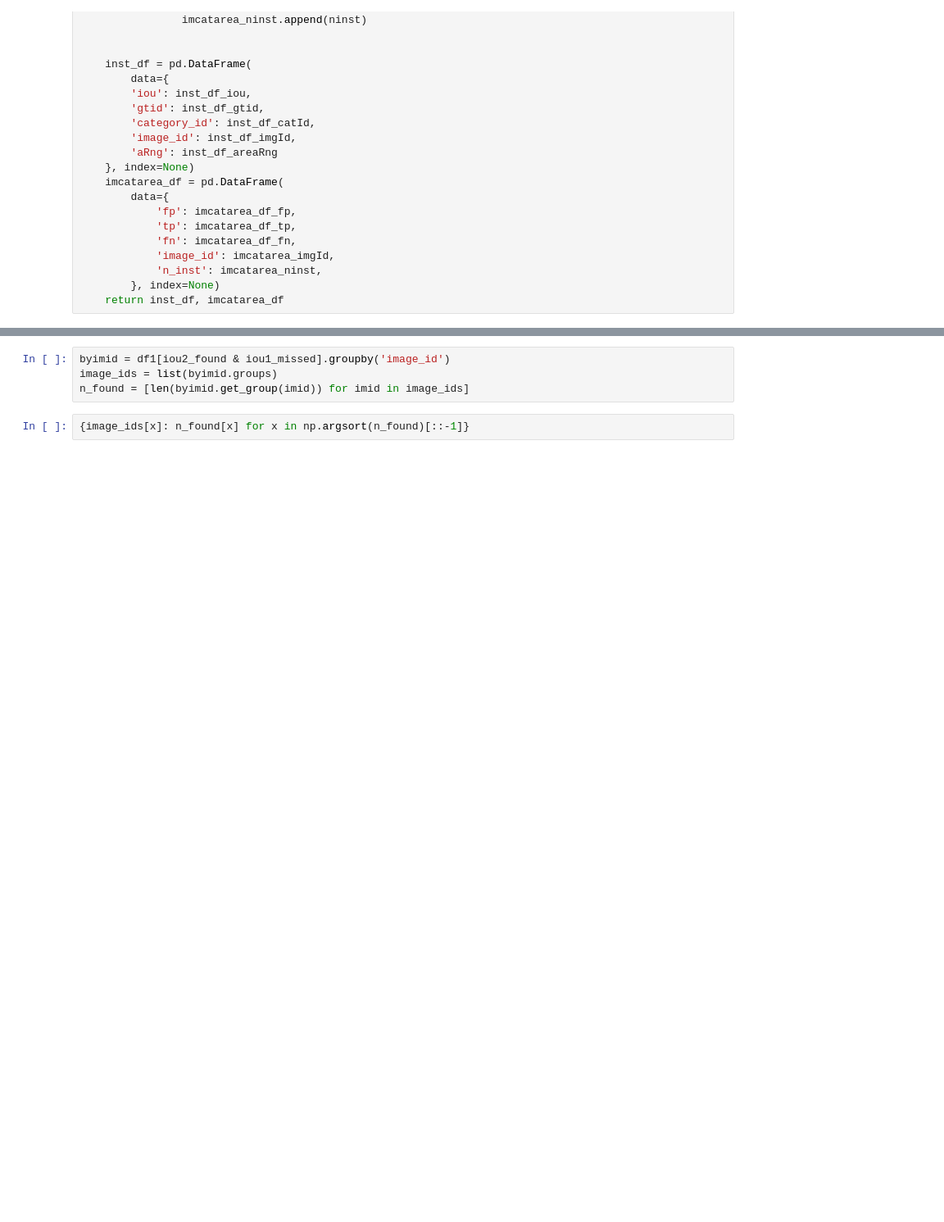
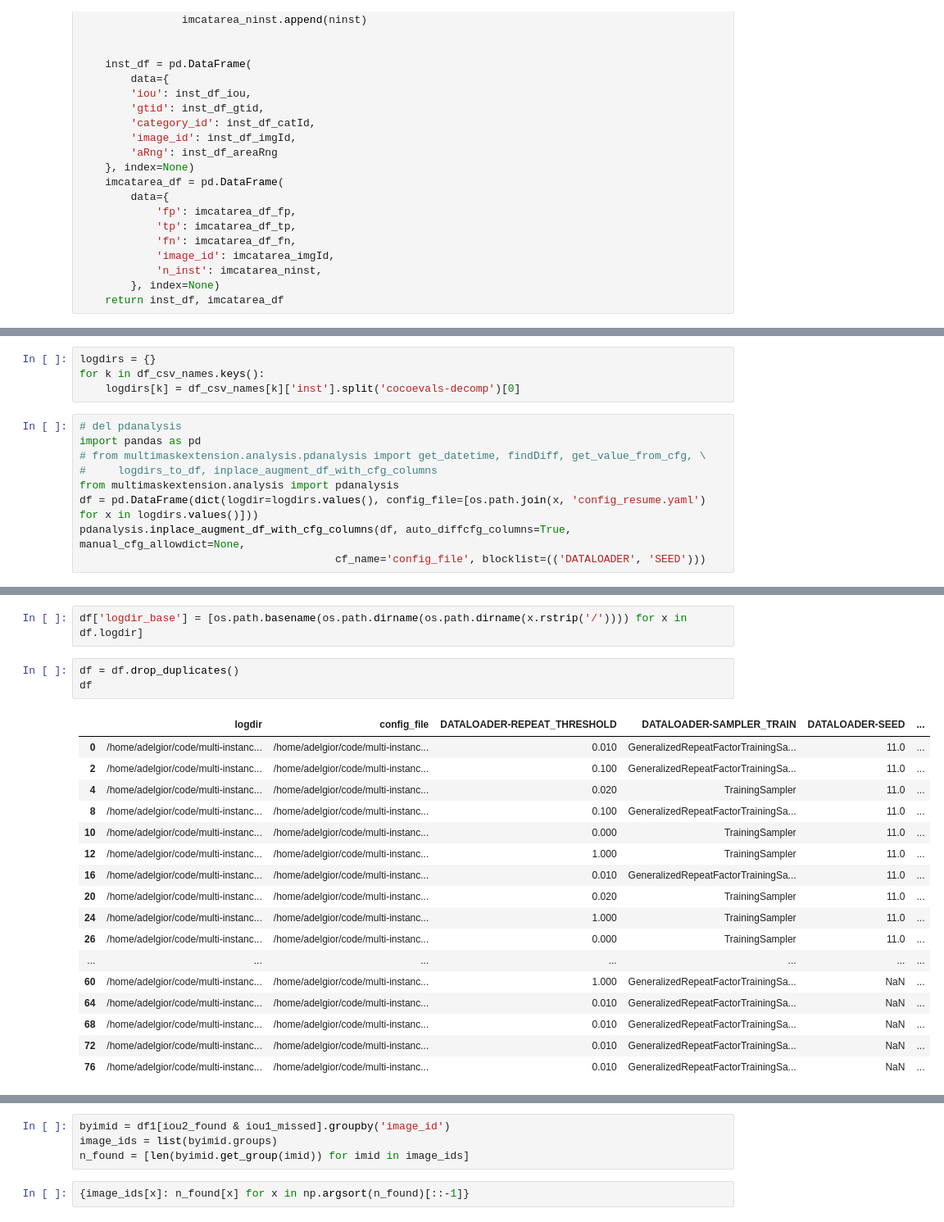
Before and after one commit to alliedel/multi-instance-mask-rcnn-extension, a Jupyter notebook: scripts/ipynb/instancewise-comparisons.ipynb, the cells around one changed output, grey strips where cells are left out. Shown at 82% size. Saved outputs shown, nothing was run; the diff lists cells and outputs as text; blank space fills up the shorter version.

```diff
--- a/scripts/ipynb/instancewise-comparisons.ipynb
+++ b/scripts/ipynb/instancewise-comparisons.ipynb
@@ -232,0 +265,13 @@ imcatarea_dfs[(('HEAD_TYPE-None', 16000), 'pred_masks-segm')]
+# %%
+logdirs = {}
+for k in df_csv_names.keys():
+    logdirs[k] = df_csv_names[k]['inst'].split('cocoevals-decomp')[0]
+# %%
+# del pdanalysis
+import pandas as pd
+# from multimaskextension.analysis.pdanalysis import get_datetime, findDiff, get_value_from_cfg, \
+#     logdirs_to_df, inplace_augment_df_with_cfg_columns
+from multimaskextension.analysis import pdanalysis
+df = pd.DataFrame(dict(logdir=logdirs.values(), config_file=[os.path.join(x, 'config_resume.yaml') for x in logdirs.values()]))
+pdanalysis.inplace_augment_df_with_cfg_columns(df, auto_diffcfg_columns=True, manual_cfg_allowdict=None,
+                                        cf_name='config_file', blocklist=(('DATALOADER', 'SEED')))
@@ -232,0 +300,23 @@ imcatarea_dfs[(('HEAD_TYPE-None', 16000), 'pred_masks-segm')]
+# %%
+df['logdir_base'] = [os.path.basename(os.path.dirname(os.path.dirname(x.rstrip('/')))) for x in df.logdir]
+# %%
+df = df.drop_duplicates()
+df
+# %% [output]
+|  | logdir | config_file | DATALOADER-REPEAT_THRESHOLD | DATALOADER-SAMPLER_TRAIN | DATALOADER-SEED | ... |
+| 0 | /home/adelgior/code/multi-instanc... | /home/adelgior/code/multi-instanc... | 0.010 | GeneralizedRepeatFactorTrainingSa... | 11.0 | ... |
+| 2 | /home/adelgior/code/multi-instanc... | /home/adelgior/code/multi-instanc... | 0.100 | GeneralizedRepeatFactorTrainingSa... | 11.0 | ... |
+| 4 | /home/adelgior/code/multi-instanc... | /home/adelgior/code/multi-instanc... | 0.020 | TrainingSampler | 11.0 | ... |
+| 8 | /home/adelgior/code/multi-instanc... | /home/adelgior/code/multi-instanc... | 0.100 | GeneralizedRepeatFactorTrainingSa... | 11.0 | ... |
+| 10 | /home/adelgior/code/multi-instanc... | /home/adelgior/code/multi-instanc... | 0.000 | TrainingSampler | 11.0 | ... |
+| 12 | /home/adelgior/code/multi-instanc... | /home/adelgior/code/multi-instanc... | 1.000 | TrainingSampler | 11.0 | ... |
+| 16 | /home/adelgior/code/multi-instanc... | /home/adelgior/code/multi-instanc... | 0.010 | GeneralizedRepeatFactorTrainingSa... | 11.0 | ... |
+| 20 | /home/adelgior/code/multi-instanc... | /home/adelgior/code/multi-instanc... | 0.020 | TrainingSampler | 11.0 | ... |
+| 24 | /home/adelgior/code/multi-instanc... | /home/adelgior/code/multi-instanc... | 1.000 | TrainingSampler | 11.0 | ... |
+| 26 | /home/adelgior/code/multi-instanc... | /home/adelgior/code/multi-instanc... | 0.000 | TrainingSampler | 11.0 | ... |
+| ... | ... | ... | ... | ... | ... | ... |
+| 60 | /home/adelgior/code/multi-instanc... | /home/adelgior/code/multi-instanc... | 1.000 | GeneralizedRepeatFactorTrainingSa... | NaN | ... |
+| 64 | /home/adelgior/code/multi-instanc... | /home/adelgior/code/multi-instanc... | 0.010 | GeneralizedRepeatFactorTrainingSa... | NaN | ... |
+| 68 | /home/adelgior/code/multi-instanc... | /home/adelgior/code/multi-instanc... | 0.010 | GeneralizedRepeatFactorTrainingSa... | NaN | ... |
+| 72 | /home/adelgior/code/multi-instanc... | /home/adelgior/code/multi-instanc... | 0.010 | GeneralizedRepeatFactorTrainingSa... | NaN | ... |
+| 76 | /home/adelgior/code/multi-instanc... | /home/adelgior/code/multi-instanc... | 0.010 | GeneralizedRepeatFactorTrainingSa... | NaN | ... |
```
Also changed, not shown: parts of 28 cells of this notebook, 6 other files.
